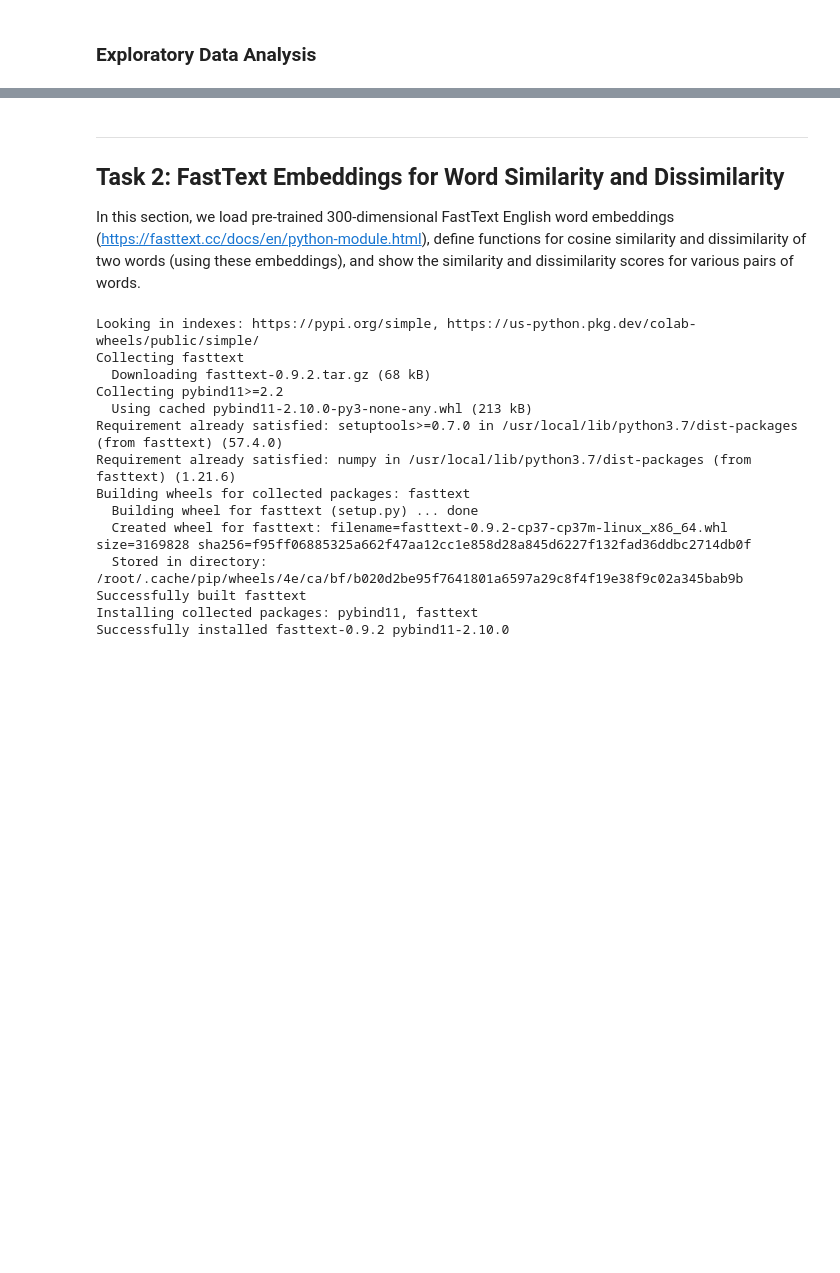
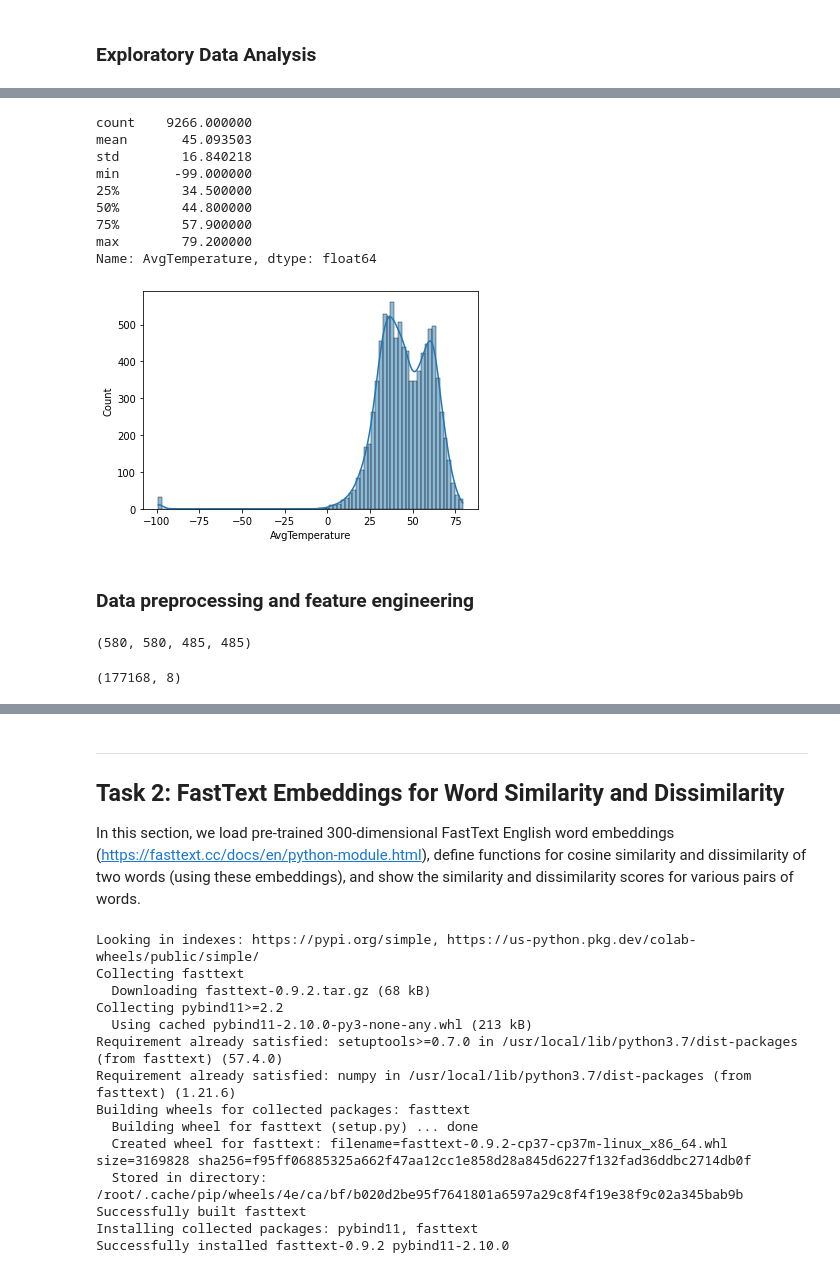
Before and after one commit to bernhardtandy/ProjectsMLAI, a Jupyter notebook: HW4_AndyBernhardt.ipynb, the cells around one changed output, grey strips where cells are left out. Cells and saved outputs as stored; diff of their text form; code cells hidden in the pictures; blank space fills up the shorter version.

```diff
--- a/HW4_AndyBernhardt.ipynb
+++ b/HW4_AndyBernhardt.ipynb
@@ -542,0 +322,15 @@ plotExamples(NN, ["Amsterdam", "Brussels"], [2010, 2017])
+# %%
+# Plot average temperatures from Stockholm
+sns.histplot(df_Stockholm['AvgTemperature'], kde=True)
+df_Stockholm['AvgTemperature'].describe()
+# %% [output]
+count    9266.000000
+mean       45.093503
+std        16.840218
+min       -99.000000
+25%        34.500000
+50%        44.800000
+75%        57.900000
+max        79.200000
+Name: AvgTemperature, dtype: float64
+[figure, added]
@@ -542,0 +340,2 @@ plotExamples(NN, ["Amsterdam", "Brussels"], [2010, 2017])
+# %% [markdown]
+### Data preprocessing and feature engineering
@@ -542,0 +359,12 @@ plotExamples(NN, ["Amsterdam", "Brussels"], [2010, 2017])
+# %%
+# We find that there are 580 invalid city/year combinations and 485 valid city and year combinations
+len(invalid_cities), len(invalid_years), len(valid_cities), len(valid_years)
+# %% [output]
+(580, 580, 485, 485)
+# %%
+# Extract only rows corresponding to valid city and year combinations
+df_europe = df_europe[~df_europe[['Year', 'City']].apply(tuple, axis=1).isin(zip(invalid_years, invalid_cities))]
+df_europe.shape
+# We now have 177,168 relevant temperature observations from European cities
+# %% [output]
+(177168, 8)
```
Also changed, not shown: parts of 128 cells of this notebook.
